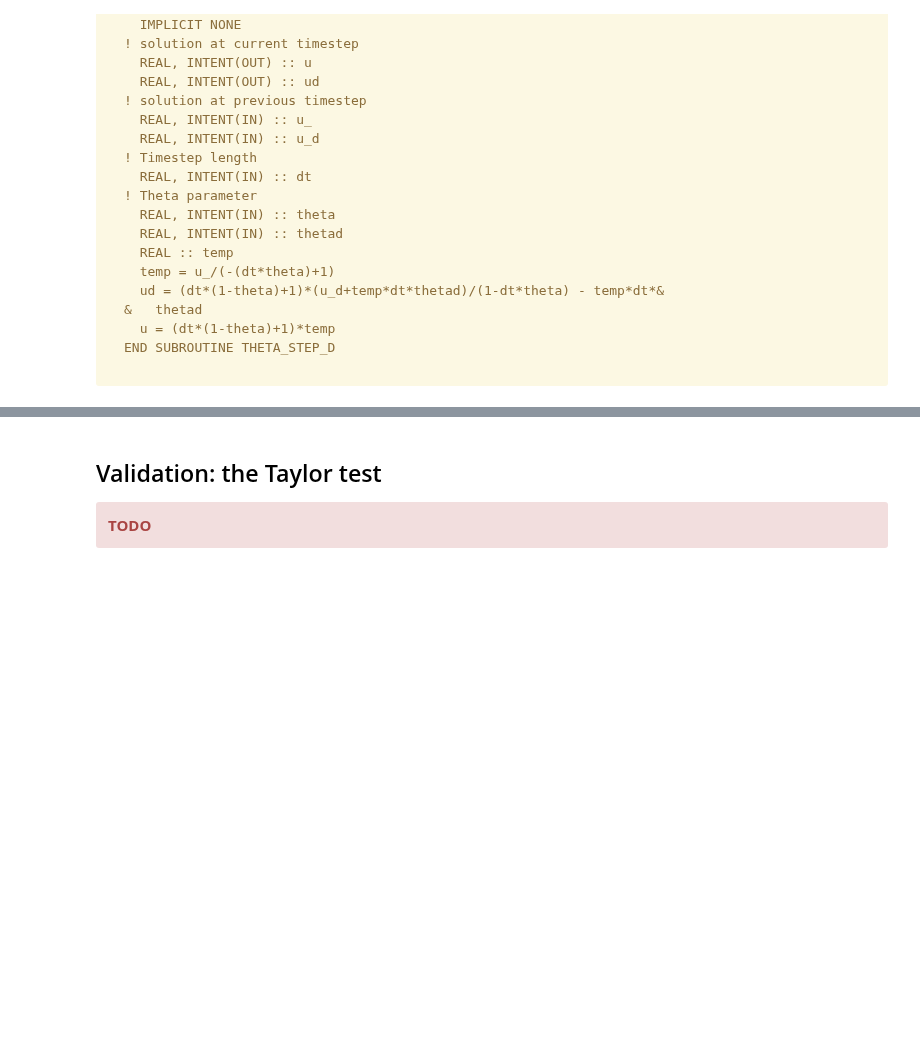
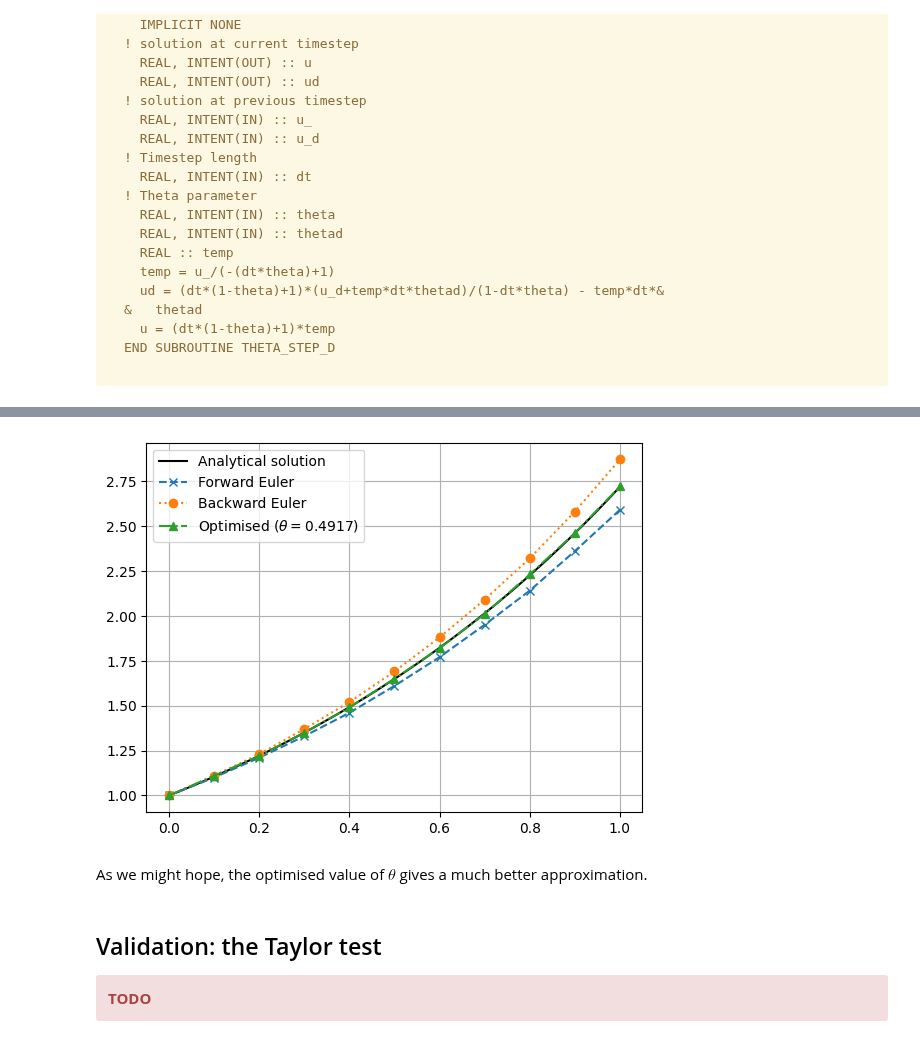
Before and after one commit to Cambridge-ICCS/differentiable-programming-summer-school-2025, a Jupyter notebook: session1/notebook.ipynb, the cells around one changed output, grey strips where cells are left out. Cells and saved outputs as stored; diff of their text form; code cells hidden in the pictures; folded sections open; blank space fills up the shorter version.

```diff
--- a/session1/notebook.ipynb
+++ b/session1/notebook.ipynb
@@ -541,3 +636,17 @@ END SUBROUTINE THETA_STEP_D
+# %%
+df_optimised = pandas.read_csv("exercises/ode/optimised.csv")
+
+fig, axes = plt.subplots()
+axes.plot(times, np.exp(times), "-", color="k", label="Analytical solution")
+axes.plot(df_forward["t"], df_forward["u"], "--x", label="Forward Euler")
+axes.plot(df_backward["t"], df_backward["u"], ":o", label="Backward Euler")
+axes.plot(df_optimised["t"], df_optimised["u"], "-.^", label=rf"Optimised ($\theta={controls[-1]:.4f}$)")
+axes.legend()
+axes.grid()
+# %% [output]
+[figure, added]
+# %% [markdown]
+As we might hope, the optimised value of $\theta$ gives a much better approximation.
 # %% [markdown]
 ## Validation: the Taylor test
 
```
Also changed, not shown: parts of 3 cells of this notebook, 2 other files.
